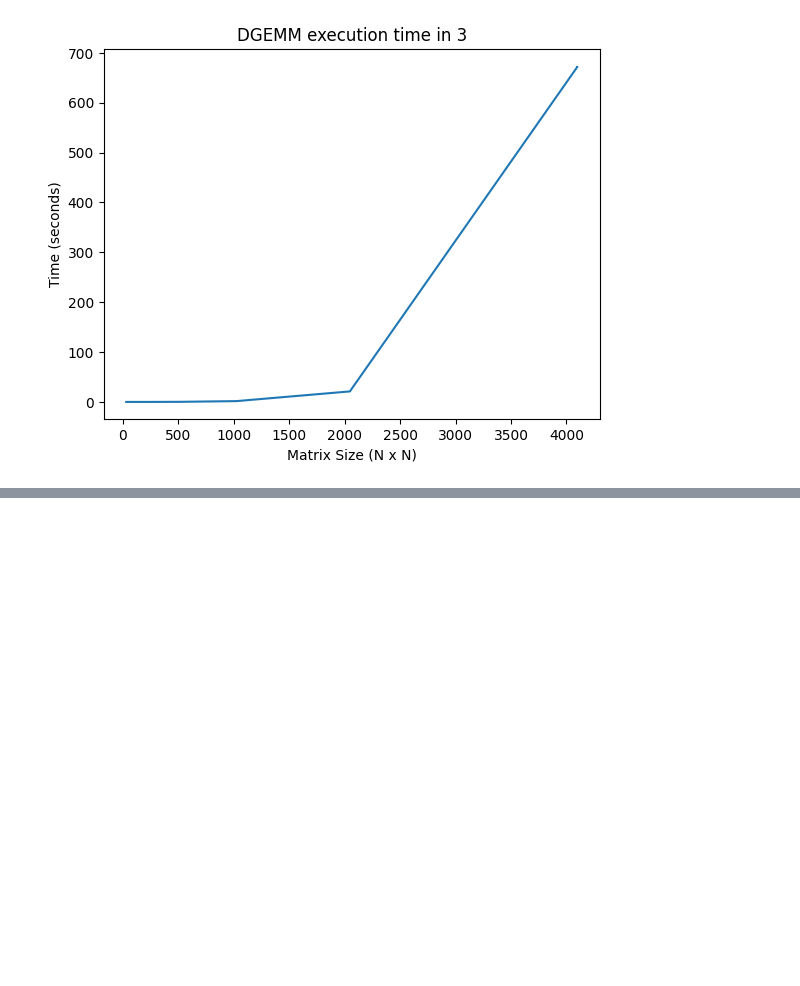
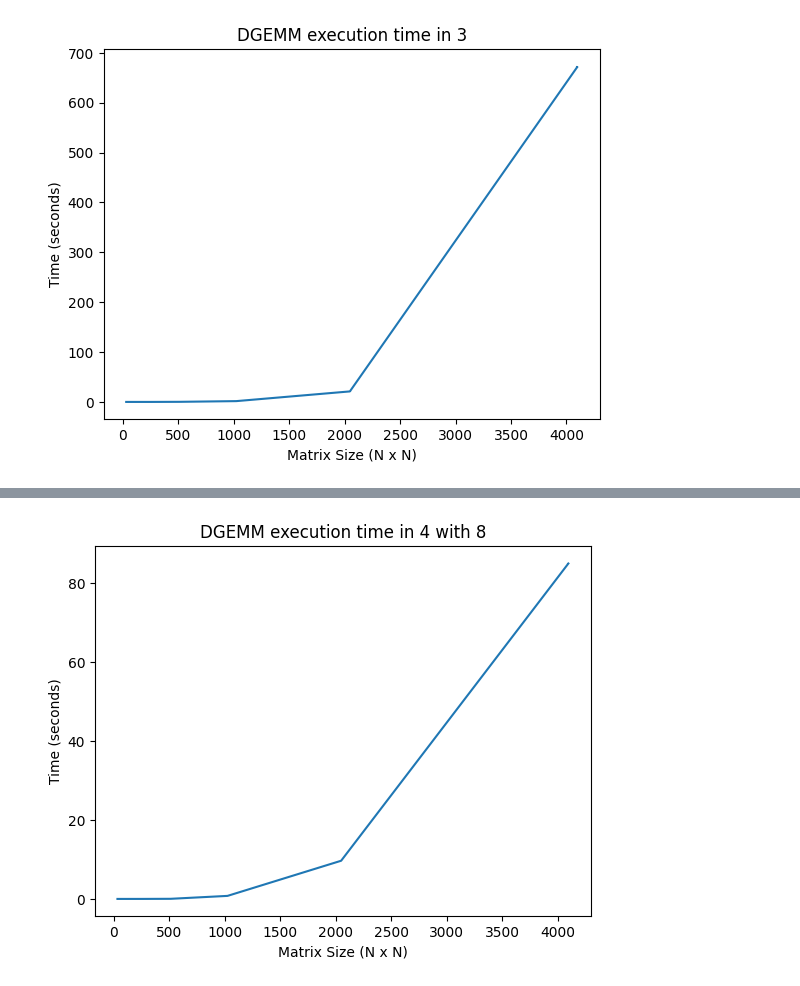
Before and after one commit to lucas-inocencio/computer-architecture, a Jupyter notebook: src/dgemm_analysis.ipynb, the cells around one changed output, grey strips where cells are left out. Cells and saved outputs as stored; diff of their text form; code cells hidden in the pictures; blank space fills up the shorter version.

```diff
--- a/src/dgemm_analysis.ipynb
+++ b/src/dgemm_analysis.ipynb
@@ -95,0 +132,4 @@ plot_df('3')
+# %%
+plot_df2(4, 8)
+# %% [output]
+[figure, added]
```
Also changed, not shown: parts of 24 cells of this notebook, 2 other files.
